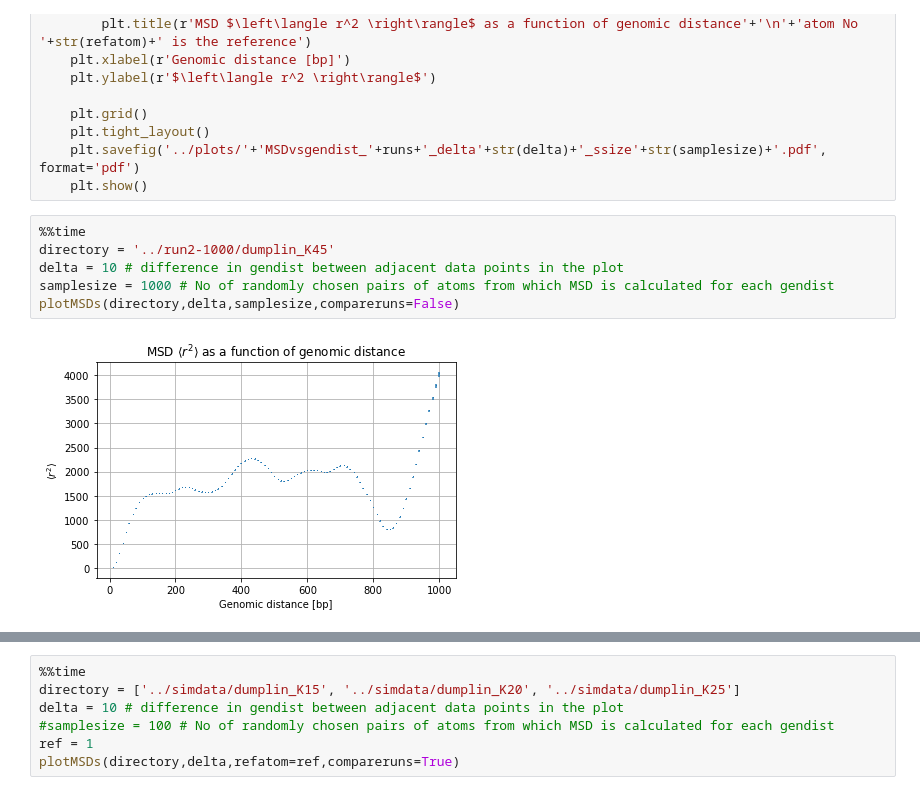
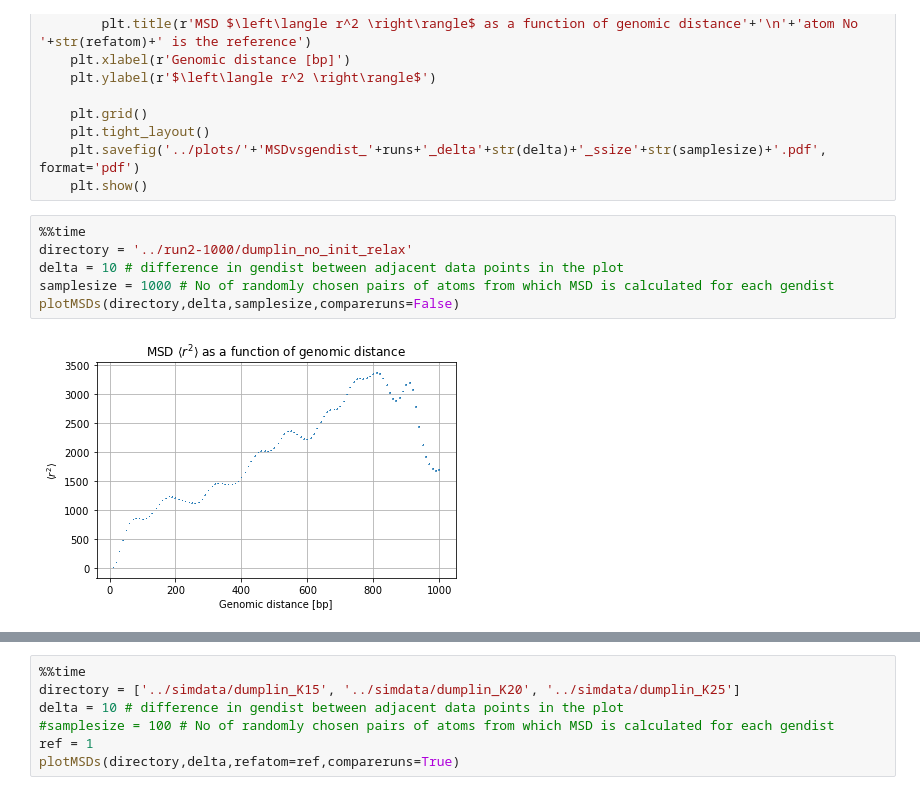
Before and after one commit to PHouzel/So-many-chromosomes, a Jupyter notebook: analysis/r2mean-from-lammps-traj.ipynb, the cells around one changed output, grey strips where cells are left out. Drawn from its saved outputs; the diff is of its cells as text.

Commit message:
code and results straight line and no init relax

```diff
--- a/analysis/r2mean-from-lammps-traj.ipynb
+++ b/analysis/r2mean-from-lammps-traj.ipynb
@@ -82,9 +82,9 @@ def plotMSDs(directory,delta=1,samplesize=100,refatom=None,compareruns=False):
     plt.show()
 # %%
 %%time
-directory = '../run2-1000/dumplin_K45'
+directory = '../run2-1000/dumplin_no_init_relax'
 delta = 10 # difference in gendist between adjacent data points in the plot
 samplesize = 1000 # No of randomly chosen pairs of atoms from which MSD is calculated for each gendist
 plotMSDs(directory,delta,samplesize,compareruns=False)
 # %% [output]
-[figure, old version]
+[figure, new version]
```
Also changed, not shown: parts of 1 cell of this notebook, 3 other files.
